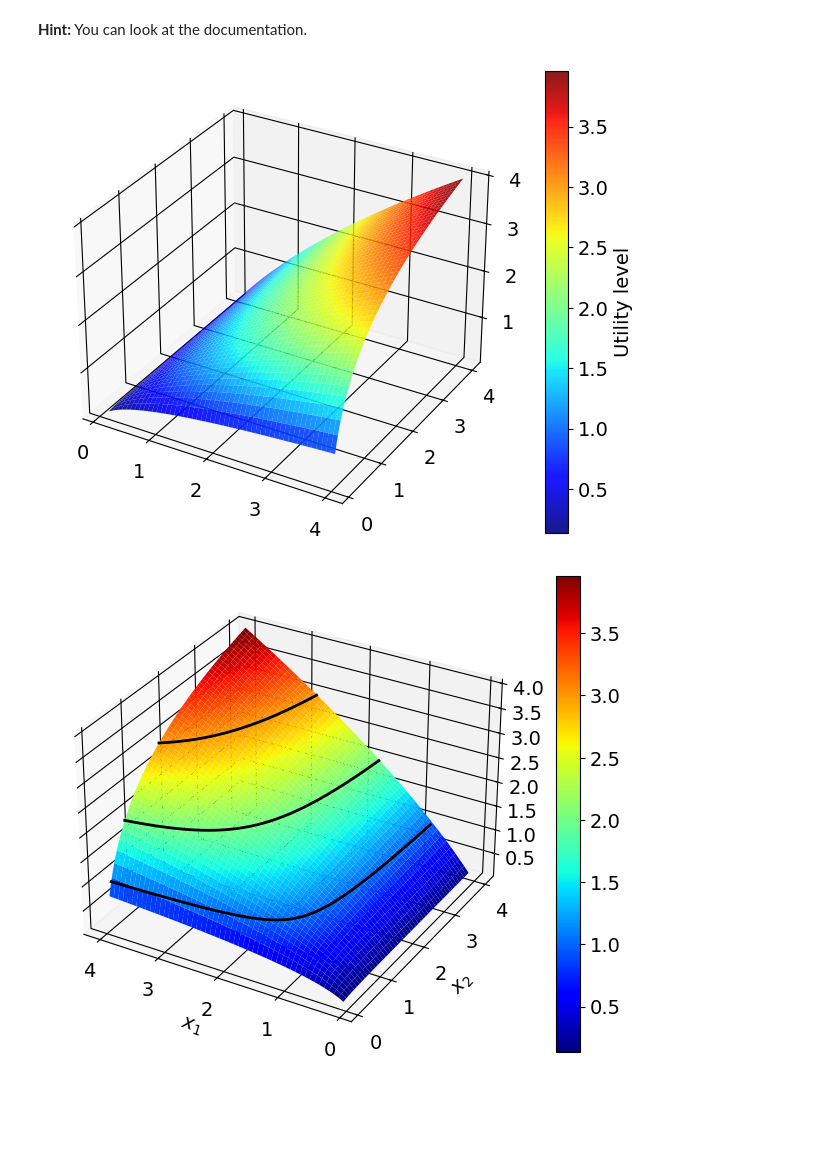
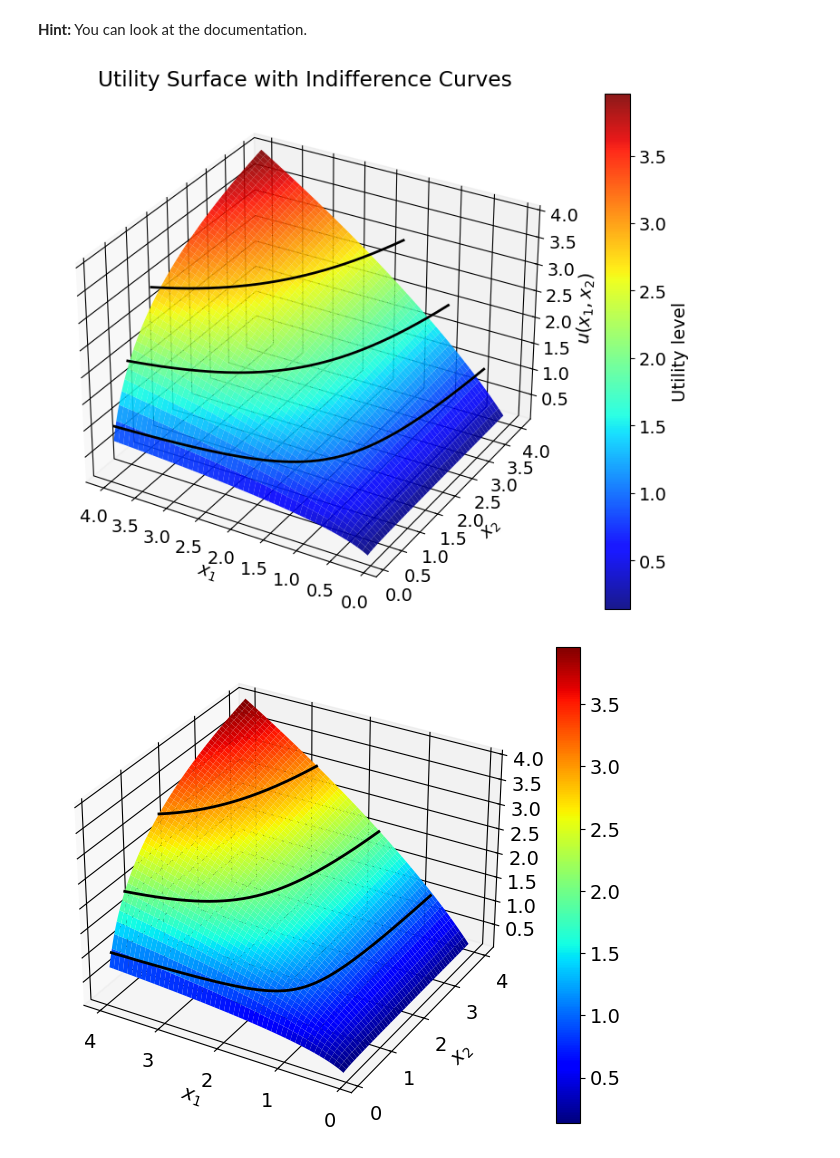
Before and after one commit to zxw910/ProgEcon-exercises, a Jupyter notebook: Problem_set_1_Printing_and_plotting/Problem_set_1.ipynb, the cells around one changed output. Cells and saved outputs as stored; diff of their text form; code cells hidden in the pictures; blank space fills up the shorter version.

```diff
--- a/Problem_set_1_Printing_and_plotting/Problem_set_1.ipynb
+++ b/Problem_set_1_Printing_and_plotting/Problem_set_1.ipynb
@@ -238,31 +238,54 @@ where the black lines are indifference curves for $u \in \{1,2,3\}$.
 # %%
 #?np.meshgrid
 # %%
-# these values were used
-alpha = 0.75
-beta = 0.5
-x1_vec = np.linspace(0.1,4,1000)
-x2_vec = np.linspace(0.1,4,1000)
-uvals = [1.0,2.0,3.0]
+# Define the function
+def x2_func(x1, u, alpha=0.75, beta=0.5):
+    return (u / (x1 ** alpha)) ** (1.0 / beta)
 
-# write your code here
+# Functions again
 def plot_surface_with_indifference(x1_vec, x2_vec, alpha, beta, uvals):
     # Grid + surface values
     x1_grid, x2_grid = np.meshgrid(x1_vec, x2_vec, indexing='ij')
     u_grid = u_func(x1_grid, x2_grid, alpha=alpha, beta=beta)
 
     # Plot 3D surface
     fig = plt.figure(figsize=(9, 6))
     ax = fig.add_subplot(1, 1, 1, projection='3d')
     h = ax.plot_surface(x1_grid, x2_grid, u_grid, cmap=cm.jet, edgecolor='none', alpha=0.9)
     fig.colorbar(h, label='Utility level')
 
+    # Indifference curves as 3D polylines at z = uval
+    x2_min, x2_max = float(x2_vec[0]), float(x2_vec[-1])
+    for uval in uvals:
+        # Compute the full curve then clip to plotting window
+        x2_curve = x2_func(x1_vec, uval, alpha=alpha, beta=beta)
+        keep = (x2_curve >= x2_min) & (x2_curve <= x2_max) & np.isfinite(x2_curve)
+
+        ax.plot(
+            x1_vec[keep], x2_curve[keep],
+            uval * np.ones_like(x2_curve[keep]),
+            lw=2, color='black', zorder=99, label=None
+        )
+
+    # Formatting
+    ax.set_xlabel('$x_1$')
+    ax.set_ylabel('$x_2$')
+    ax.set_zlabel(r'$u(x_1,x_2)$')
+    ax.set_title('Utility Surface with Indifference Curves')
+    ax.invert_xaxis()               # matches your teacher's view
+    fig.tight_layout(pad=0.1)
+    plt.show()
+
+# Run the function
+alpha = 0.75
+beta  = 0.5
+x1_vec = np.linspace(0.1, 4, 1000)
+x2_vec = np.linspace(0.1, 4, 1000)
+uvals  = [1.0, 2.0, 3.0]
+
 plot_surface_with_indifference(x1_vec, x2_vec, alpha, beta, uvals)
-
-# x1_grid,x2_grid =
-# u_grid =
 # %% [output]
-[figure, old version]
+[figure, new version]
 # %%
 import A6
 A6.plot(x1_vec,x2_vec,alpha,beta,uvals)
```
